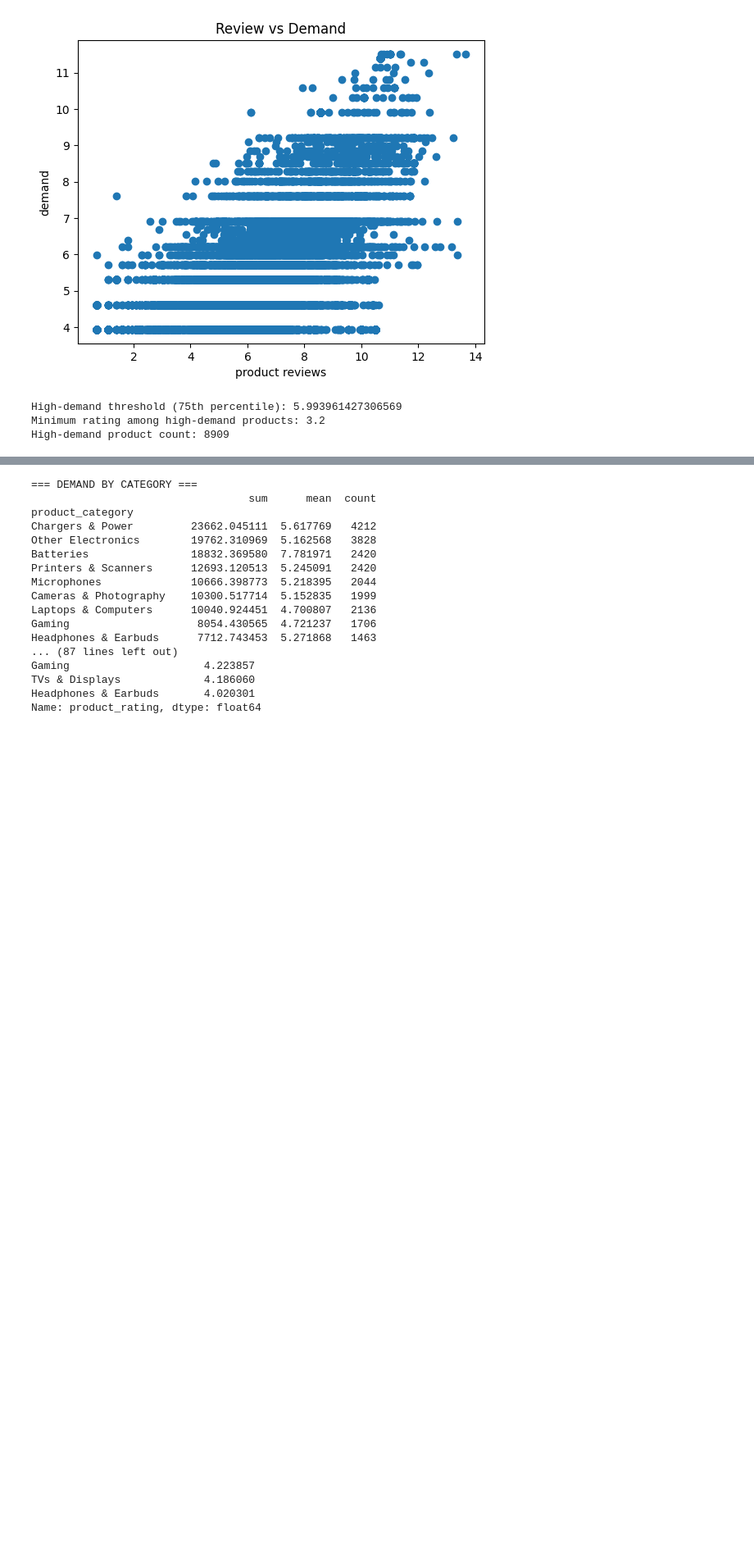
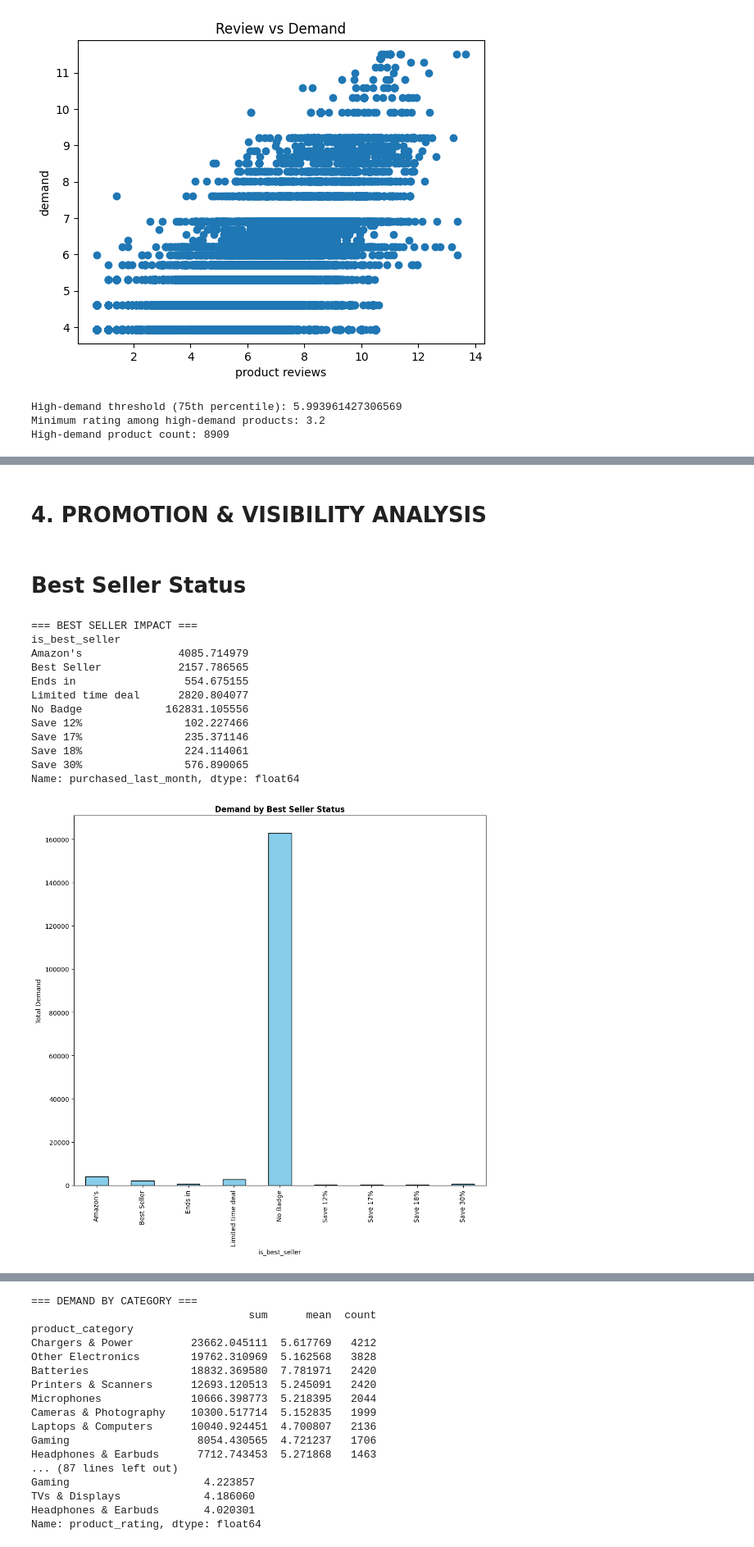
Before and after one commit to UnrealizedEnd77/Product_Demand_Analysis, a Jupyter notebook: Product_Demand_Analysis.ipynb, the cells around one changed output, grey strips where cells are left out. Shown at 82% size. Saved outputs shown, nothing was run; the diff lists cells and outputs as text; code cells hidden in the pictures; blank space fills up the shorter version.

```diff
--- a/Product_Demand_Analysis.ipynb
+++ b/Product_Demand_Analysis.ipynb
@@ -974,0 +876,28 @@ Name: purchased_last_month, dtype: float64
+# %% [markdown]
+# 4. PROMOTION & VISIBILITY ANALYSIS
+# %% [markdown]
+# Best Seller Status
+# %%
+best_seller_demand = df.groupby('is_best_seller')['purchased_last_month'].sum()
+print('=== BEST SELLER IMPACT ===')
+print(best_seller_demand)
+fig, axes = plt.subplots(1, 1, figsize=(10, 10))
+best_seller_demand.plot(kind='bar', ax=axes, color='skyblue', edgecolor='black')
+axes.set_title('Demand by Best Seller Status', fontweight='bold')
+axes.set_ylabel('Total Demand')
+plt.tight_layout()
+plt.show()
+# %% [output]
+=== BEST SELLER IMPACT ===
+is_best_seller
+Amazon's               4085.714979
+Best Seller            2157.786565
+Ends in                 554.675155
+Limited time deal      2820.804077
+No Badge             162831.105556
+Save 12%                102.227466
+Save 17%                235.371146
+Save 18%                224.114061
+Save 30%                576.890065
+Name: purchased_last_month, dtype: float64
+[figure, added]
```
Also changed, not shown: parts of 26 cells of this notebook.
